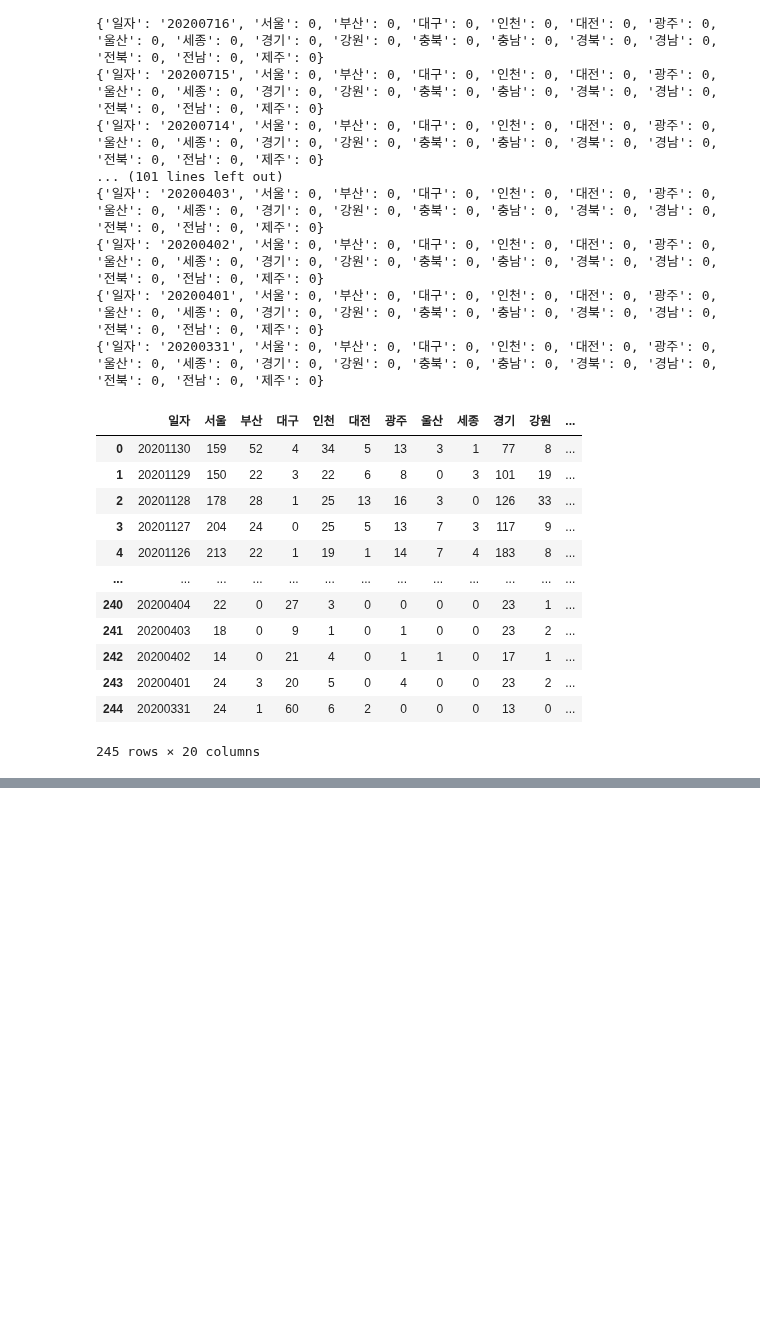
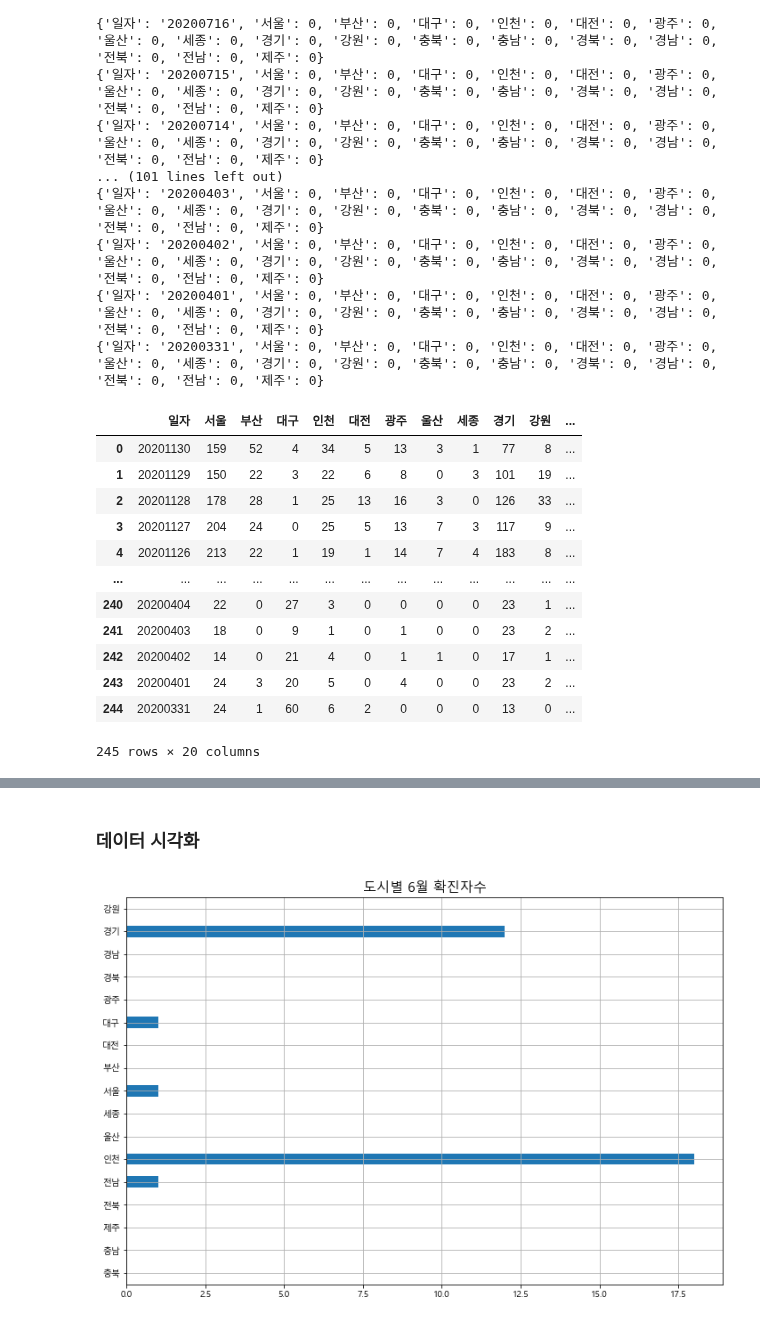
Before and after one commit to leele91/Data-Analysis-2020, a Jupyter notebook: 07.seoul/07.코로나.ipynb, the cells around one changed output, grey strips where cells are left out. Saved outputs shown, nothing was run; the diff lists cells and outputs as text; code cells hidden in the pictures; blank space fills up the shorter version.

```diff
--- a/07.seoul/07.코로나.ipynb
+++ b/07.seoul/07.코로나.ipynb
@@ -309,0 +622,22 @@ dd
+# %%
+addr = '충북도청'
+url = 'https://dapi.kakao.com/v2/local/search/keyword.json?query=' + addr
+result = requests.get(urlparse(url).geturl(),
+            headers={"Authorization": "KakaoAK "+ kmap_key}).json()
+# %%
+#데이터 프레임은 index로 돌리는게 쉽다
+lat_list = []; lng_list = []
+for i in cov_m_T.index:
+    addr = '충북도청'
+    url = 'https://dapi.kakao.com/v2/local/search/keyword.json?query=' + cov_m_T['시청'][i]
+    result = requests.get(urlparse(url).geturl(),
+                headers={"Authorization": "KakaoAK "+ kmap_key}).json()
+    lat = float(result['documents'][0]['y'])
+    lng = float(result['documents'][0]['x'])
+
+    lat_list.append(lat)
+    lng_list.append(lng)
+# %%
+cov_m_T['lat'] = lat_list
+cov_m_T['lng'] = lng_list
+cov_m_T
@@ -309,0 +685,3 @@ dd
+# %%
+cov_m_T['합계1'] = cov_m_T['합계'].astype('float')
+cov_m_T.head()
@@ -309,0 +695,9 @@ dd
+# %% [markdown]
+### 데이터 시각화
+# %%
+cov_m_T['6월'].sort_index(ascending=False).plot(kind='barh', grid=True, figsize=(12,8))
+plt.title('도시별 6월 확진자수', fontsize=15)
+plt.ylabel('')
+plt.show()
+# %% [output]
+[figure, added]
```
Also changed, not shown: parts of 37 cells of this notebook.
